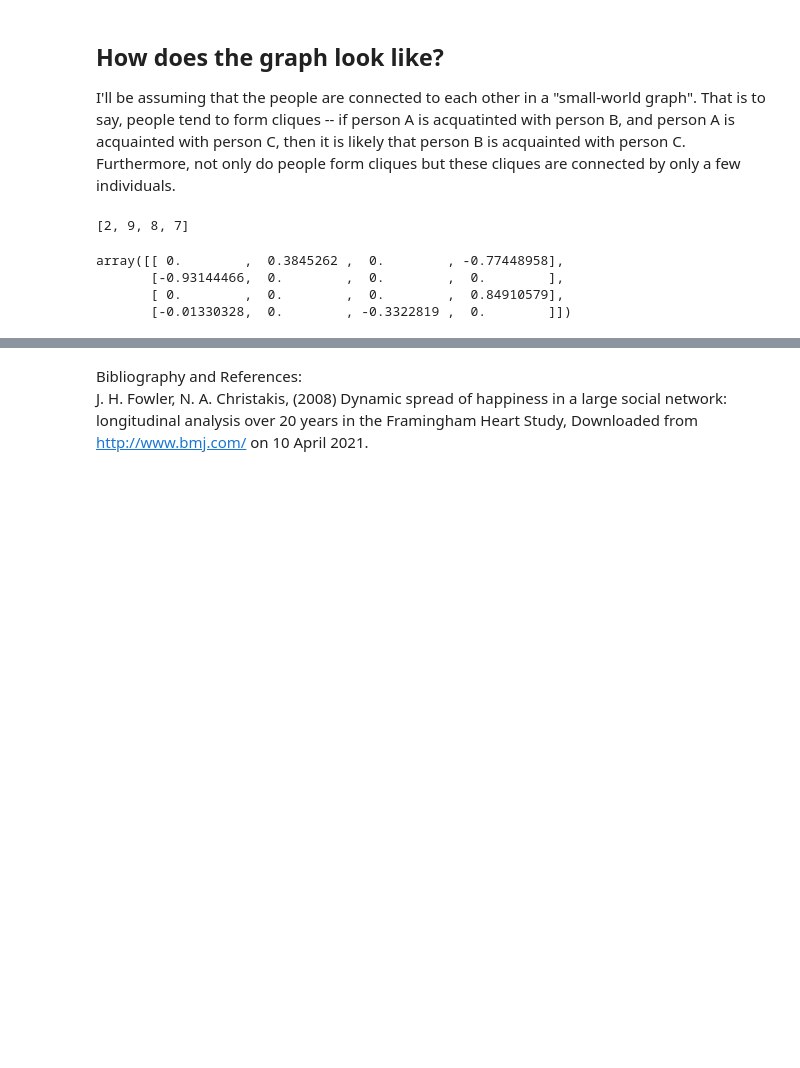
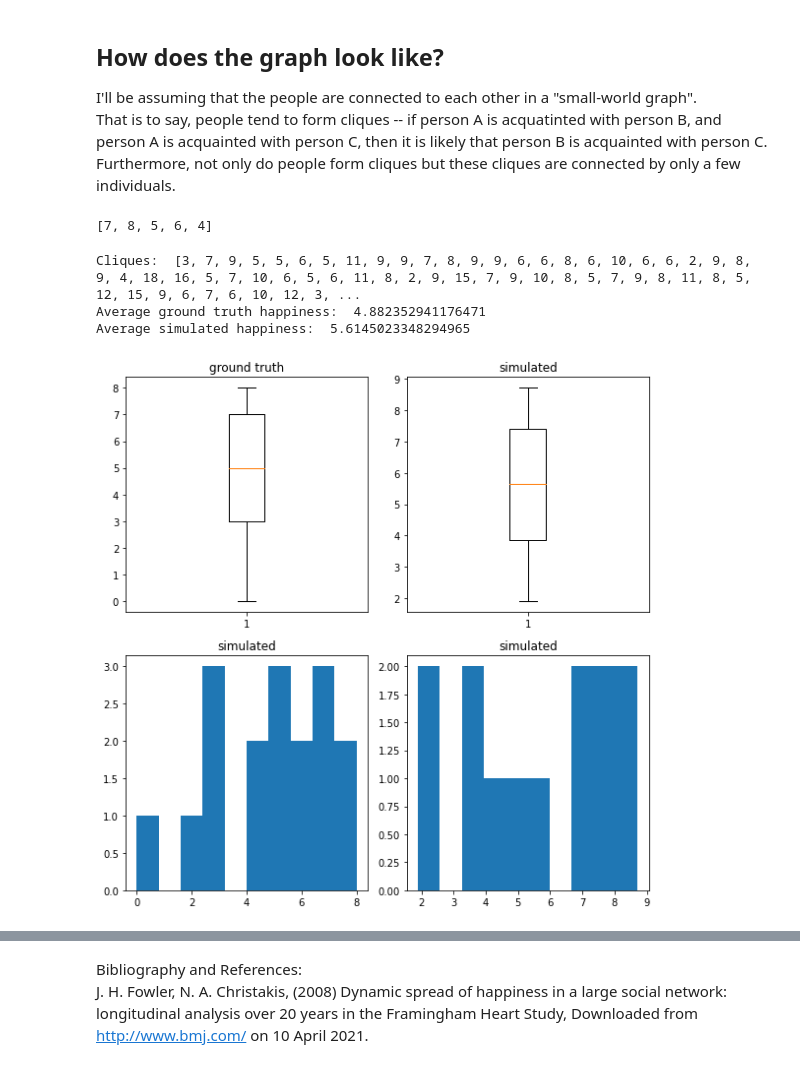
Before and after one commit to NukeyFox/Happiness, a Jupyter notebook: SPARC Happiness.ipynb, the cells around one changed output, grey strips where cells are left out. Cells and saved outputs as stored; diff of their text form; code cells hidden in the pictures; blank space fills up the shorter version.

```diff
--- a/SPARC Happiness.ipynb
+++ b/SPARC Happiness.ipynb
@@ -103,9 +153,4 @@ class Graph():
 I'll be assuming that the people are connected to each other in a "small-world graph".
 That is to say, people tend to form cliques -- if person A is acquatinted with person B, and person A is acquainted with person C, then it is likely that person B is acquainted with person C.
 Furthermore, not only do people form cliques but these cliques are connected by only a few individuals.
-# %%
-t = [1,2,9,8,7]
-t[1:]
-# %% [output]
-[2, 9, 8, 7]
 # %%
@@ -132,14 +179,59 @@ class Clique(Graph):
-# %%
-
-def create_community(cliques = [2,2]):
-    graph = Clique(cliques[0])
-    for n in cliques[1:]:
-        graph = graph.combine_cliques(Clique(n))
-    return graph
-
-create_community().incidence_graph()
-# %% [output]
-array([[ 0.        ,  0.3845262 ,  0.        , -0.77448958],
-       [-0.93144466,  0.        ,  0.        ,  0.        ],
-       [ 0.        ,  0.        ,  0.        ,  0.84910579],
-       [-0.01330328,  0.        , -0.3322819 ,  0.        ]])
+# %%
+
+def generate_cliques(n):
+    total = 0
+    clq = []
+    p = [0.01,0.02,0.03,0.04,0.1,0.1,0.1,0.2,0.2,0.05,0.04,0.03,0.02,0.01,0.01,0.01,0.01,0.01,0.01]
+    while total < n:
+        x = np.random.choice(np.arange(1, 20), p = p)
+        clq.append(x)
+        total += x
+    if total > n:
+        clq[-1] = clq[-1]-(total-n)
+    return clq
+
+def create_community(cliques = [5,5,3]):
+    graph = Clique(cliques[0])
+    for n in cliques[1:]:
+        graph = graph.combine_cliques(Clique(n))
+    return graph
+
+generate_cliques(30)
+# %% [output]
+[7, 8, 5, 6, 4]
+# %%
+
+ground_truth = [0,2,3,3,3,4,4,5,5,5,6,6,7,7,7,8,8]
+
+def avg(l):
+    return sum(l)/len(l)
+
+def simulation(n):
+    clq = generate_cliques(n)
+    print("Cliques: ", clq)
+    return create_community()
+
+g = simulation(500)
+g.calculate_happiness()
+
+H = [p.happiness for p in g.persons]
+print("Average ground truth happiness: ", avg(ground_truth))
+print("Average simulated happiness: ", avg(H))
+
+fig, axs = plt.subplots(2, 2, figsize = (8,8))
+axs[0,0].boxplot(ground_truth)
+axs[0,0].set_title("ground truth")
+axs[0,1].boxplot(H)
+axs[0,1].set_title("simulated")
+axs[1,0].hist(ground_truth)
+axs[1,0].set_title("simulated")
+axs[1,1].hist(H)
+axs[1,1].set_title("simulated")
+
+plt.tight_layout()
+plt.show()
+# %% [output]
+Cliques:  [3, 7, 9, 5, 5, 6, 5, 11, 9, 9, 7, 8, 9, 9, 6, 6, 8, 6, 10, 6, 6, 2, 9, 8, 9, 4, 18, 16, 5, 7, 10, 6, 5, 6, 11, 8, 2, 9, 15, 7, 9, 10, 8, 5, 7, 9, 8, 11, 8, 5, 12, 15, 9, 6, 7, 6, 10, 12, 3, ...
+Average ground truth happiness:  4.882352941176471
+Average simulated happiness:  5.6145023348294965
+[figure, added]
```
Also changed, not shown: parts of 8 cells of this notebook.
